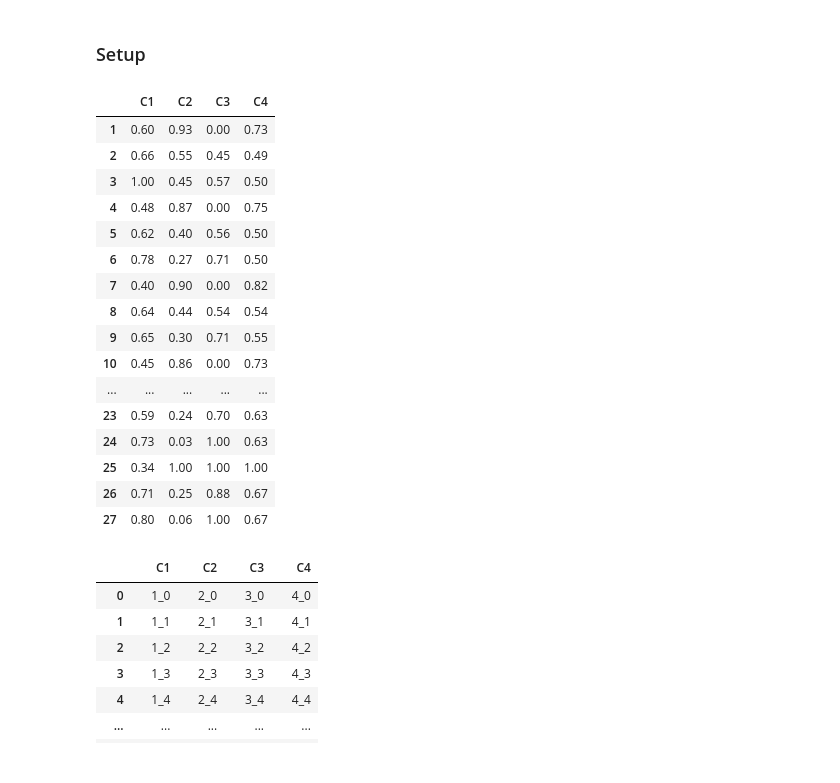
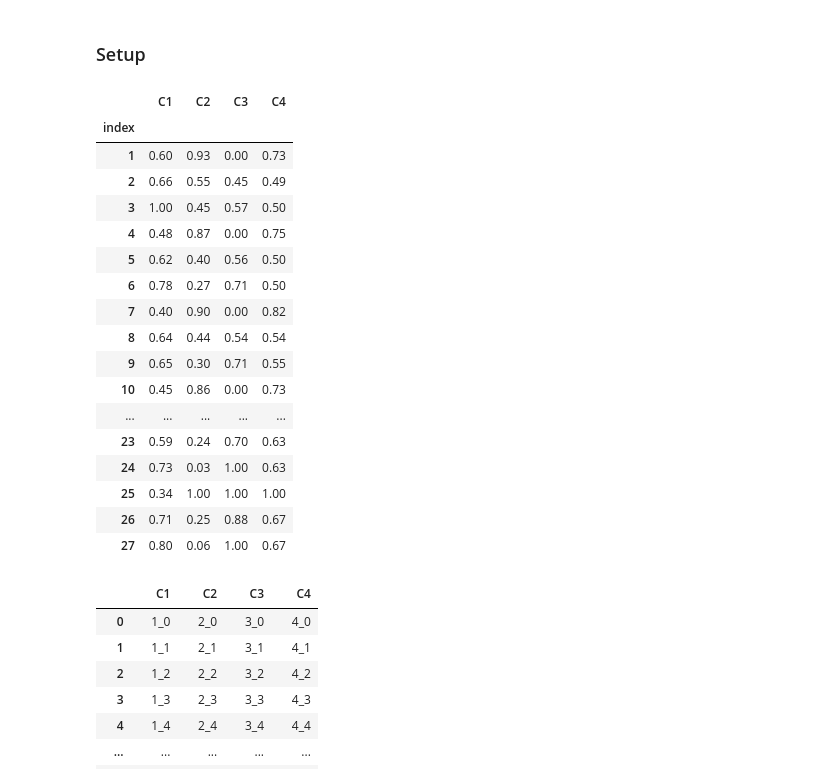
Before and after one commit to Mimikkk/2023-iswd, a Jupyter notebook: project-1-rankings/anya.ipynb, the cells around one changed output. Cells and saved outputs as stored; diff of their text form; code cells hidden in the pictures.

```diff
--- a/project-1-rankings/anya.ipynb
+++ b/project-1-rankings/anya.ipynb
@@ -20,10 +18,11 @@ import networkx as nx
 # %% [markdown]
 ### Setup
 # %%
-data = pd.read_csv("nuclear-waste-management.csv", index_col=0)
-data
+dataset = pd.read_csv("resources/nuclear-waste.csv", index_col=0)
+dataset
 # %% [output]
 |  | C1 | C2 | C3 | C4 |
+| index |  |  |  |  |
 | 1 | 0.60 | 0.93 | 0.00 | 0.73 |
 | 2 | 0.66 | 0.55 | 0.45 | 0.49 |
 | 3 | 1.00 | 0.45 | 0.57 | 0.50 |
```
Also changed, not shown: parts of 16 cells of this notebook, 1 other file.
